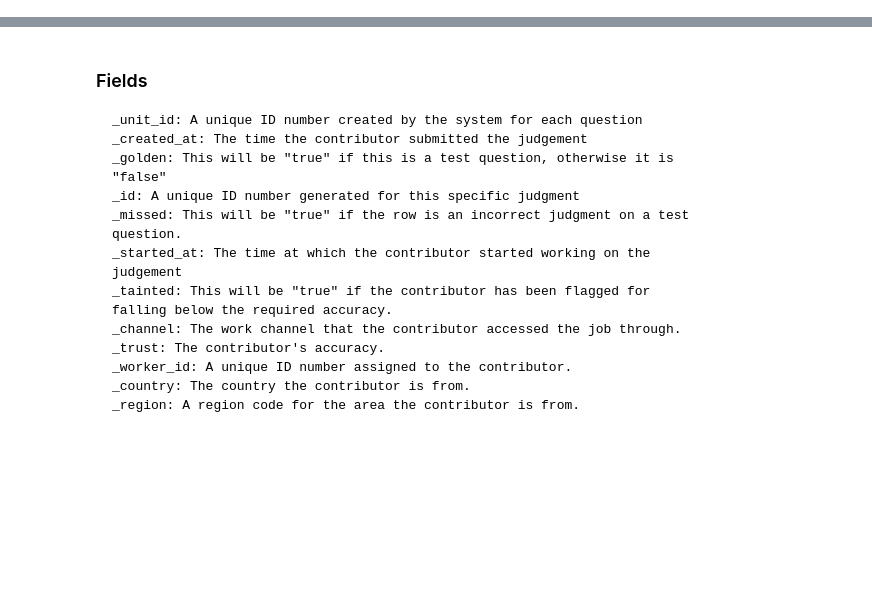
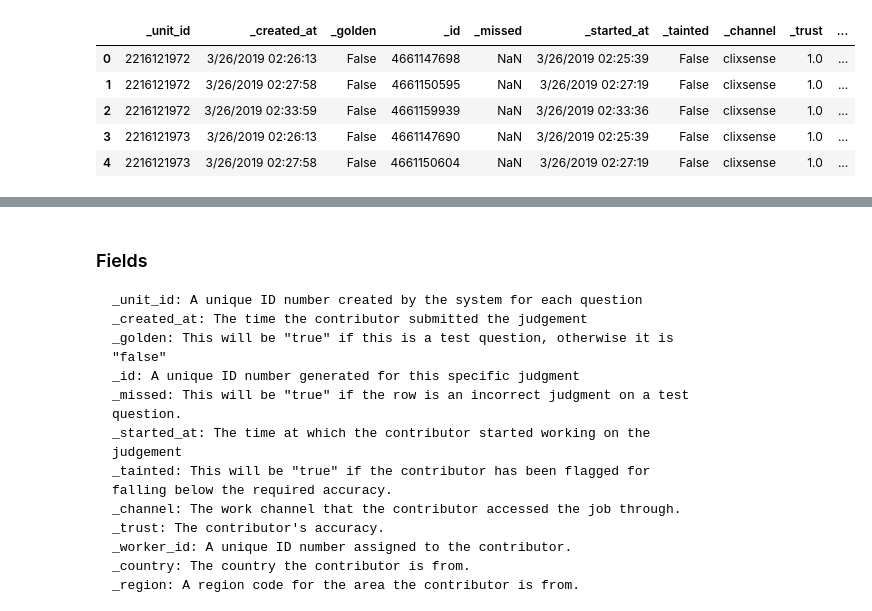
Before and after one commit to smferro54/W241_Final_Project, a Jupyter notebook: Results_Analysis.ipynb, the cells around one changed output, grey strips where cells are left out. Cells and saved outputs as stored; diff of their text form; code cells hidden in the pictures; blank space fills up the shorter version.

```diff
--- a/Results_Analysis.ipynb
+++ b/Results_Analysis.ipynb
@@ -10,3 +10,12 @@ second_pilot = pd.read_csv('second_pilot.csv')
 control = pd.read_csv('manipulated_data_control_full_dropped.csv')
 publicgood = pd.read_csv('manipulated_data_publicgood_full_dropped.csv')
 evaluation = pd.read_csv('manipulated_data_evaluation_full_dropped.csv')
+# %%
+first_pilot.head()
+# %% [output]
+|  | _unit_id | _created_at | _golden | _id | _missed | _started_at | _tainted | _channel | _trust | ... |
+| 0 | 2216121972 | 3/26/2019 02:26:13 | False | 4661147698 | NaN | 3/26/2019 02:25:39 | False | clixsense | 1.0 | ... |
+| 1 | 2216121972 | 3/26/2019 02:27:58 | False | 4661150595 | NaN | 3/26/2019 02:27:19 | False | clixsense | 1.0 | ... |
+| 2 | 2216121972 | 3/26/2019 02:33:59 | False | 4661159939 | NaN | 3/26/2019 02:33:36 | False | clixsense | 1.0 | ... |
+| 3 | 2216121973 | 3/26/2019 02:26:13 | False | 4661147690 | NaN | 3/26/2019 02:25:39 | False | clixsense | 1.0 | ... |
+| 4 | 2216121973 | 3/26/2019 02:27:58 | False | 4661150604 | NaN | 3/26/2019 02:27:19 | False | clixsense | 1.0 | ... |
```
Also changed, not shown: parts of 2 cells of this notebook, 1 other file.
